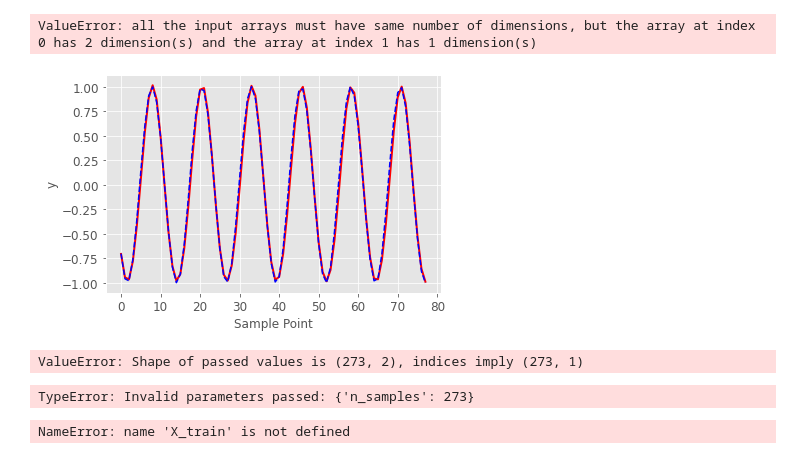
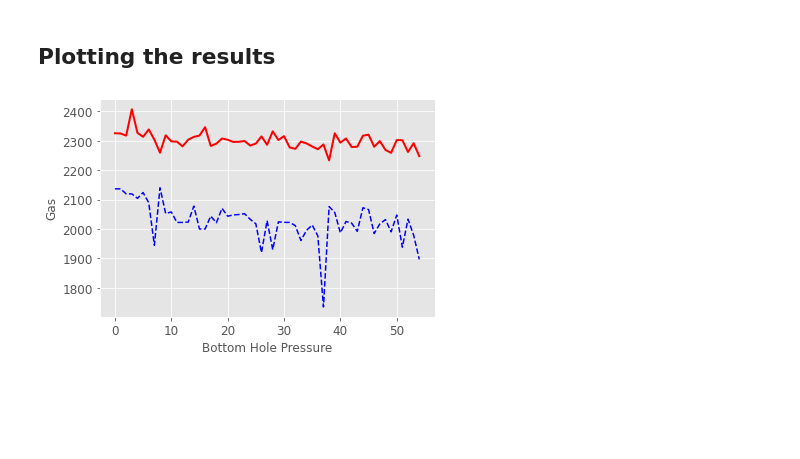
Before and after one commit to dxday45/machine_learning, a Jupyter notebook: asmt_5.ipynb, the cells around one changed output. Saved outputs shown, nothing was run; the diff lists cells and outputs as text; code cells hidden in the pictures; blank space fills up the shorter version.

```diff
--- a/asmt_5.ipynb
+++ b/asmt_5.ipynb
@@ -163,15 +166,0 @@ ValueError: non-broadcastable output operand with shape (217,1) doesn't match th
-# %%
-# invert predictions
-trainX = trainX.reshape((trainX.shape[0], n_obs))
-
-n_f = n_features - 1
-# invert scaling for forecast
-inv_ypred = numpy.concatenate((trainX[:,-n_f:],trainPredict), axis=1)
-
-inv_ypred = scaler.inverse_transform(inv_ypred)
-inv_ypred = inv_ypred[:,n_f]
-# invert scaling for actual
-trainY = trainY.reshape((len(trainY), 1))
-predY = numpy.concatenate((trainX[:,-n_f:],trainY), axis=1)
-predY = scaler.inverse_transform(predY)
-predY = predY[:,n_f]
@@ -229,17 +221,10 @@ Test RMSE: 0.06749017
-# %%
-plotpredY = numpy.concatenate((inv_ypred, inv_yhat), axis=1)
-plotactY =  numpy.concatenate((predY, invY), axis=0)
-plt.figure(2)
-plt.xlabel('Bottom Hole Pressure',fontsize=12)
-plt.ylabel('Gas',fontsize=12)
-plt.xticks(fontsize=12)
-plt.yticks(fontsize=12)
-plt.plot(inv_yhat,'r-',label='Predicted',linewidth=2)
-plt.plot(invY,'b--',label='Actual')
-plt.style.use('ggplot')
-plt.show()
-# %% [output]
-ValueError: all the input arrays must have same number of dimensions, but the array at index 0 has 2 dimension(s) and the array at index 1 has 1 dimension(s)
+# %%
+inv_ypred = inv_ypred.reshape((len(inv_ypred), 1))
+predY = predY.reshape((len(predY), 1))
+inv_yhat = inv_yhat.reshape((len(inv_yhat), 1))
+invY = invY.reshape((len(invY), 1))
+plotpredY = numpy.concatenate((inv_ypred, predY), axis=1)
+plotactY = numpy.concatenate((inv_yhat, invY), axis=1)
 # %%
 trainPredictPlot = numpy.empty([len(dataset[:,0]),2])
 trainPredictPlot[:, :] = numpy.nan
@@ -248,17 +233,17 @@ trainPredictPlot[look_back:len(plotpredY)+look_back, :] = plotpredY
 testPredictPlot = numpy.empty([len(dataset[:,0]),2])
 testPredictPlot[:, :] = numpy.nan
 testPredictPlot[len(plotpredY)+look_back-1:len(dataset)-1, :] = plotactY
+# %% [markdown]
+## Plotting the results
 # %%
-plotpredY = numpy.concatenate((inv_ypred, inv_yhat), axis=0)
-plotactY =  numpy.concatenate((predY, invY), axis=0)
-plt.figure(2)
-plt.xlabel('Sample Point',fontsize=12)
-plt.ylabel('y',fontsize=12)
+plt.figure(1)
+plt.xlabel('Bottom Hole Pressure',fontsize=12)
+plt.ylabel('Gas',fontsize=12)
 plt.xticks(fontsize=12)
 plt.yticks(fontsize=12)
 plt.plot(inv_yhat,'r-',label='Predicted',linewidth=2)
 plt.plot(invY,'b--',label='Actual')
 plt.style.use('ggplot')
 plt.show()
 # %% [output]
-[figure, old version]
+[figure, new version]
@@ -268,8 +249,0 @@ df = pd.read_csv(csv_path)
-# %%
-df = df[['Bhp', 'Gas']]
-# apply a min max scaler
-
-scaler = MinMaxScaler()
-df = pd.DataFrame(scaler.fit_transform(df), columns = ['Bhp'])
-# %% [output]
-ValueError: Shape of passed values is (273, 2), indices imply (273, 1)
@@ -296,15 +249,0 @@ y_new = np.array(y_new)
-# %%
-# train test split
-X_train, X_test, y_train, y_test = train_test_split(X_new, y_new, n_samples = 273, test_size=0.2, train_size = 0.8, random_state=42)
-# %% [output]
-TypeError: Invalid parameters passed: {'n_samples': 273}
-# %%
-batch_size = 32
-n_samples = X_train.shape[0]
-n_timesteps = X_train.shape[1]
-n_steps = y_train.shape[1]
-n_features = 1
-X_train_rs = X_train.reshape(n_samples, n_timesteps, n_features )
-X_test_rs = X_test.reshape(X_test.shape[0], n_timesteps, n_features )
-# %% [output]
-NameError: name 'X_train' is not defined
```
Also changed, not shown: parts of 24 cells of this notebook.
